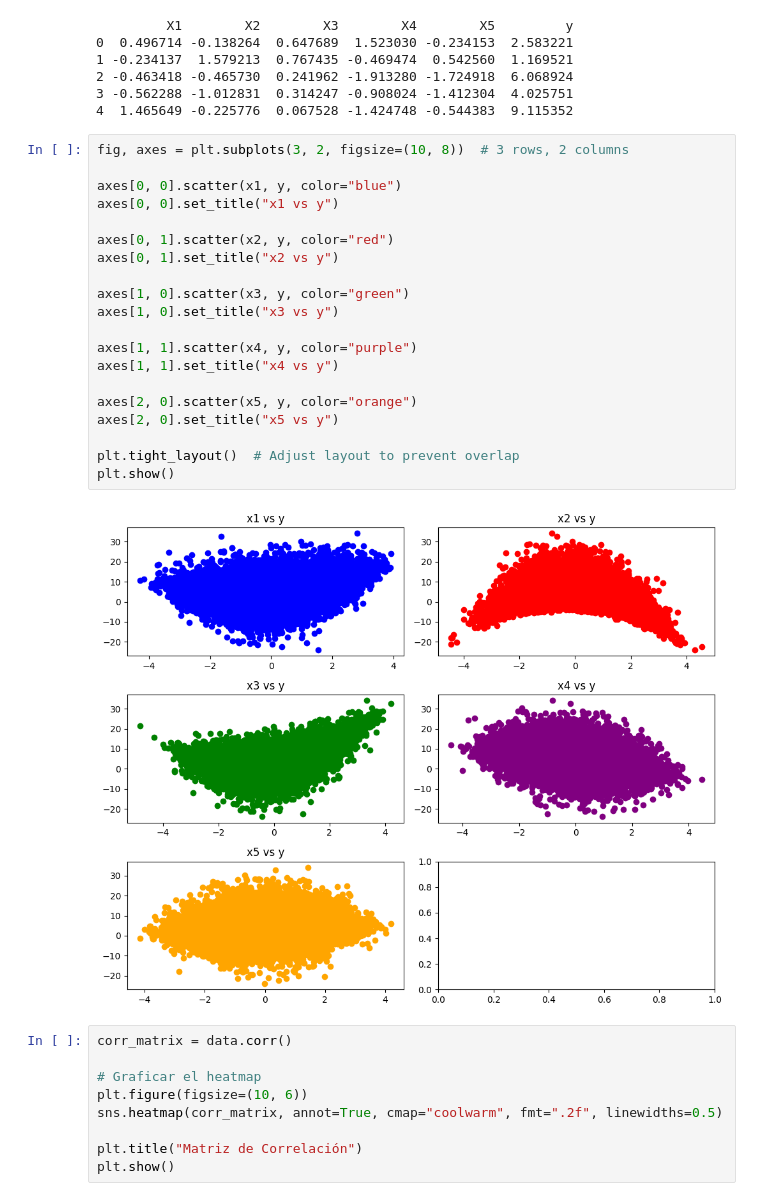
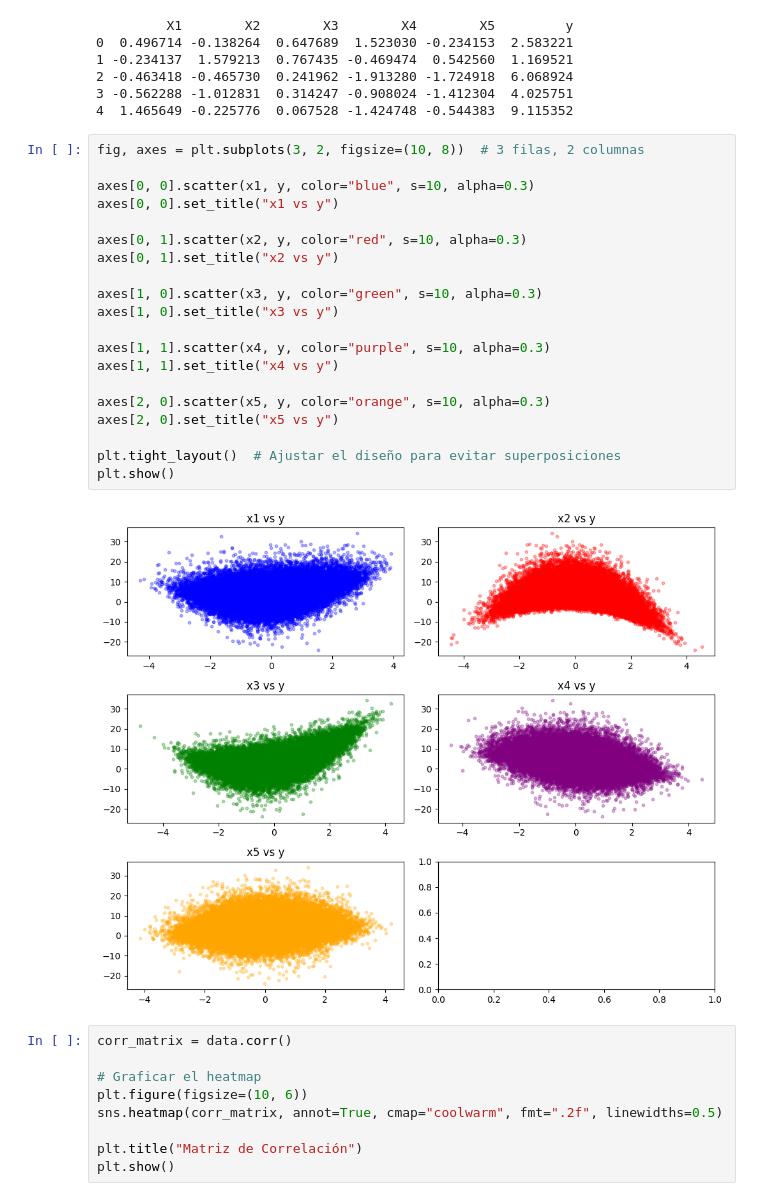
Before and after one commit to naranjo-jd/ALC, a Jupyter notebook: Proyecto 2/exploratorio.ipynb, the cells around one changed output. Saved outputs shown, nothing was run; the diff lists cells and outputs as text.

```diff
--- a/Proyecto 2/exploratorio.ipynb
+++ b/Proyecto 2/exploratorio.ipynb
@@ -24,27 +24,27 @@ print(data.head())
 3 -0.562288 -1.012831  0.314247 -0.908024 -1.412304  4.025751
 4  1.465649 -0.225776  0.067528 -1.424748 -0.544383  9.115352
 # %%
-fig, axes = plt.subplots(3, 2, figsize=(10, 8))  # 3 rows, 2 columns
+fig, axes = plt.subplots(3, 2, figsize=(10, 8))  # 3 filas, 2 columnas
 
-axes[0, 0].scatter(x1, y, color="blue")
+axes[0, 0].scatter(x1, y, color="blue", s=10, alpha=0.3)
 axes[0, 0].set_title("x1 vs y")
 
-axes[0, 1].scatter(x2, y, color="red")
+axes[0, 1].scatter(x2, y, color="red", s=10, alpha=0.3)
 axes[0, 1].set_title("x2 vs y")
 
-axes[1, 0].scatter(x3, y, color="green")
+axes[1, 0].scatter(x3, y, color="green", s=10, alpha=0.3)
 axes[1, 0].set_title("x3 vs y")
 
-axes[1, 1].scatter(x4, y, color="purple")
+axes[1, 1].scatter(x4, y, color="purple", s=10, alpha=0.3)
 axes[1, 1].set_title("x4 vs y")
 
-axes[2, 0].scatter(x5, y, color="orange")
+axes[2, 0].scatter(x5, y, color="orange", s=10, alpha=0.3)
 axes[2, 0].set_title("x5 vs y")
 
-plt.tight_layout()  # Adjust layout to prevent overlap
+plt.tight_layout()  # Ajustar el diseño para evitar superposiciones
 plt.show()
 # %% [output]
-[figure, old version]
+[figure, new version]
 # %%
 corr_matrix = data.corr()
 
```
Also changed, not shown: parts of 7 cells of this notebook, 1 other file.
